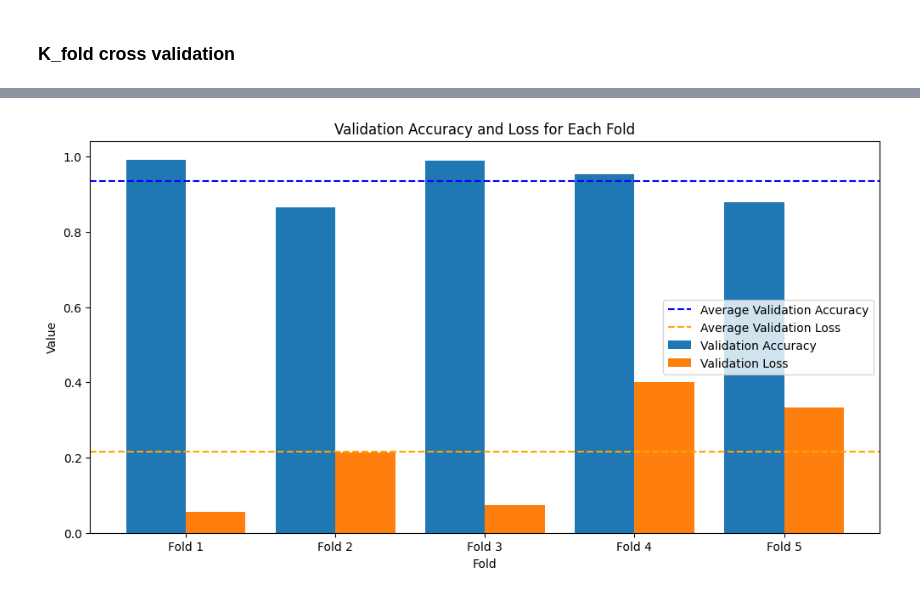
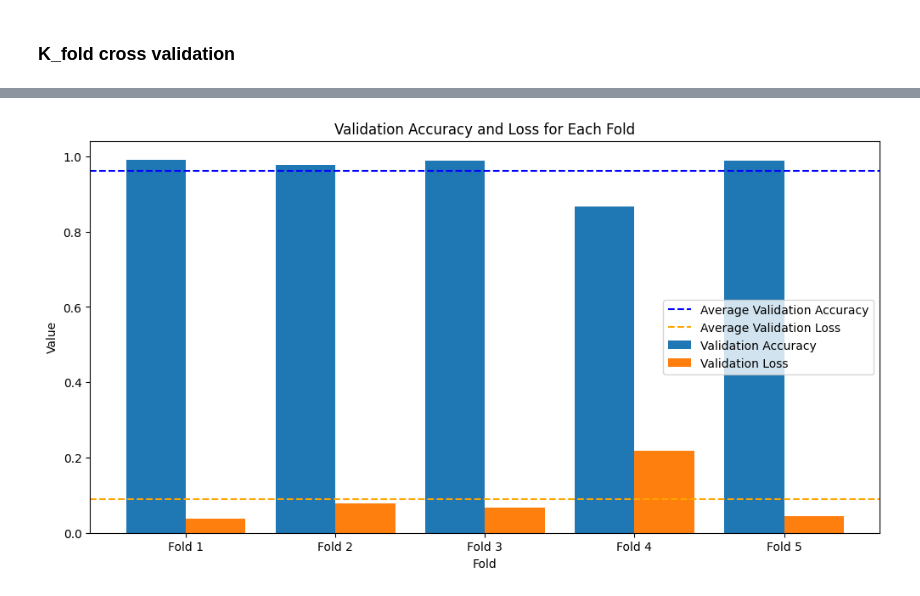
Before and after one commit to J-Abdullah/RDM, a Jupyter notebook: jupyter_notebooks/RDM0.2.ipynb, the cells around one changed output, grey strips where cells are left out. Cells and saved outputs as stored; diff of their text form; code cells hidden in the pictures.

```diff
--- a/jupyter_notebooks/RDM0.2.ipynb
+++ b/jupyter_notebooks/RDM0.2.ipynb
@@ -187,7 +188,7 @@ def create_model():
 ### K_fold cross validation
 # %%
 # Split the dataset into training, validation, and test sets
-X_train,X_test,y_train,y_test=train_test_split(mfccs_features,one_hot_labels,test_size=0.2,random_state=0)
+X_train,X_test,y_train,y_test=train_test_split(mfccs_features,one_hot_labels,test_size=0.2,random_state=28,shuffle=True)
 
 #early stopping to prevent overfitting
 early_stopping=EarlyStopping(monitor='val_loss',patience=10,restore_best_weights=True)
@@ -237,18 +194,0 @@ Epoch 26/100
-# %%
-# Initialize lists to hold the final validation accuracy and loss for each fold
-final_val_accs = []
-final_val_losses = []
-
-# Loop over the histories
-for i, history in enumerate(histories):
-    # Append the final validation accuracy and loss for each fold to the lists
-    print(f'Fold {i+1} - Validation accuracy: {history.history["val_accuracy"][-1]}, Validation loss: {history.history["val_loss"][-1]}')
-    final_val_accs.append(history.history['val_accuracy'][-1])
-    final_val_losses.append(history.history['val_loss'][-1])
-
-# Calculate the average final validation accuracy and loss across all folds
-avg_val_acc = sum(final_val_accs) / len(final_val_accs)
-avg_val_loss = sum(final_val_losses) / len(final_val_losses)
-
-print(f'Average validation accuracy: {avg_val_acc}')
-print(f'Average validation loss: {avg_val_loss}')
@@ -262,0 +244,16 @@ Average validation loss: 0.21549346819519996
+# %%
+
+sum_accuracy = 0
+sum_loss = 0
+
+
+for i, score in enumerate(val_scores):
+    print(f"Fold {i+1} - Loss: {score[0]}, Accuracy: {score[1]}")
+    sum_loss += score[0]
+    sum_accuracy += score[1]
+
+avg_val_acc = sum_loss / len(val_scores)
+avg_val_loss = sum_accuracy / len(val_scores)
+
+print(f'Average validation accuracy: {avg_val_acc}')
+print(f'Average validation loss: {avg_val_loss}')
@@ -263,26 +268,34 @@ Average validation loss: 0.21549346819519996
 # %%
+# Separate the validation accuracies and losses
+final_val_losses = [score[0] for score in val_scores]
+final_val_accs = [score[1] for score in val_scores]
+
+# Calculate the average validation accuracy and loss
+avg_val_loss = np.mean(final_val_losses)
+avg_val_acc = np.mean(final_val_accs)
+
 # Create an array with the positions of each bar on the x-axis
 x = np.arange(len(final_val_accs))
 
 # Create a bar chart of the validation accuracy
 plt.figure(figsize=(12, 6))
 plt.bar(x - 0.2, final_val_accs, 0.4, label='Validation Accuracy')
 plt.bar(x + 0.2, final_val_losses, 0.4, label='Validation Loss')
 
 # Add the average validation accuracy and loss as horizontal lines
 plt.axhline(avg_val_acc, color='blue', linestyle='dashed', label='Average Validation Accuracy')
 plt.axhline(avg_val_loss, color='orange', linestyle='dashed', label='Average Validation Loss')
 
 # Add labels and title
 plt.xlabel('Fold')
 plt.ylabel('Value')
 plt.title('Validation Accuracy and Loss for Each Fold')
 plt.xticks(x, [f'Fold {i+1}' for i in range(len(final_val_accs))])
 
 # Add a legend
 plt.legend()
 
 # Show the chart
 plt.show()
 # %% [output]
-[figure, old version]
+[figure, new version]
```
Also changed, not shown: parts of 10 cells of this notebook, 2 other files.
